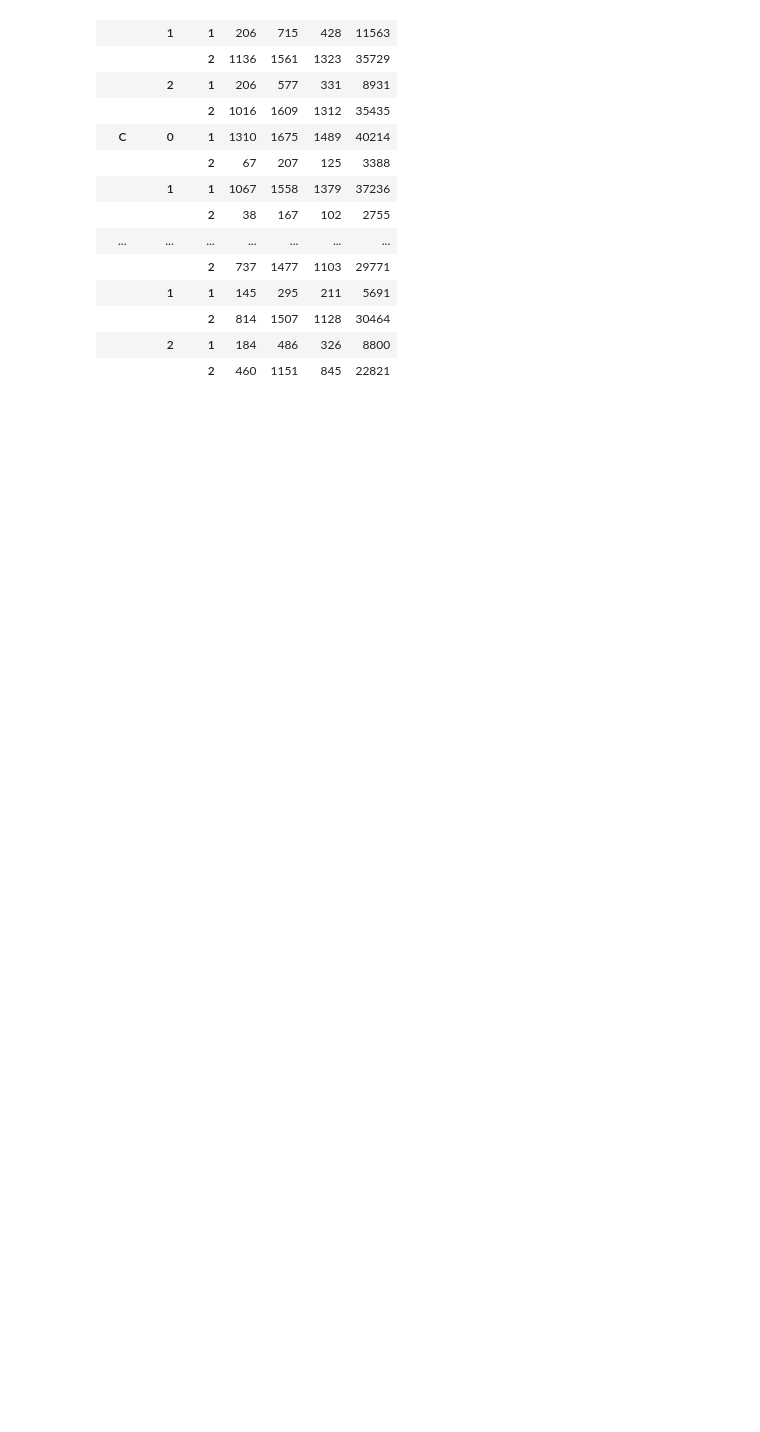
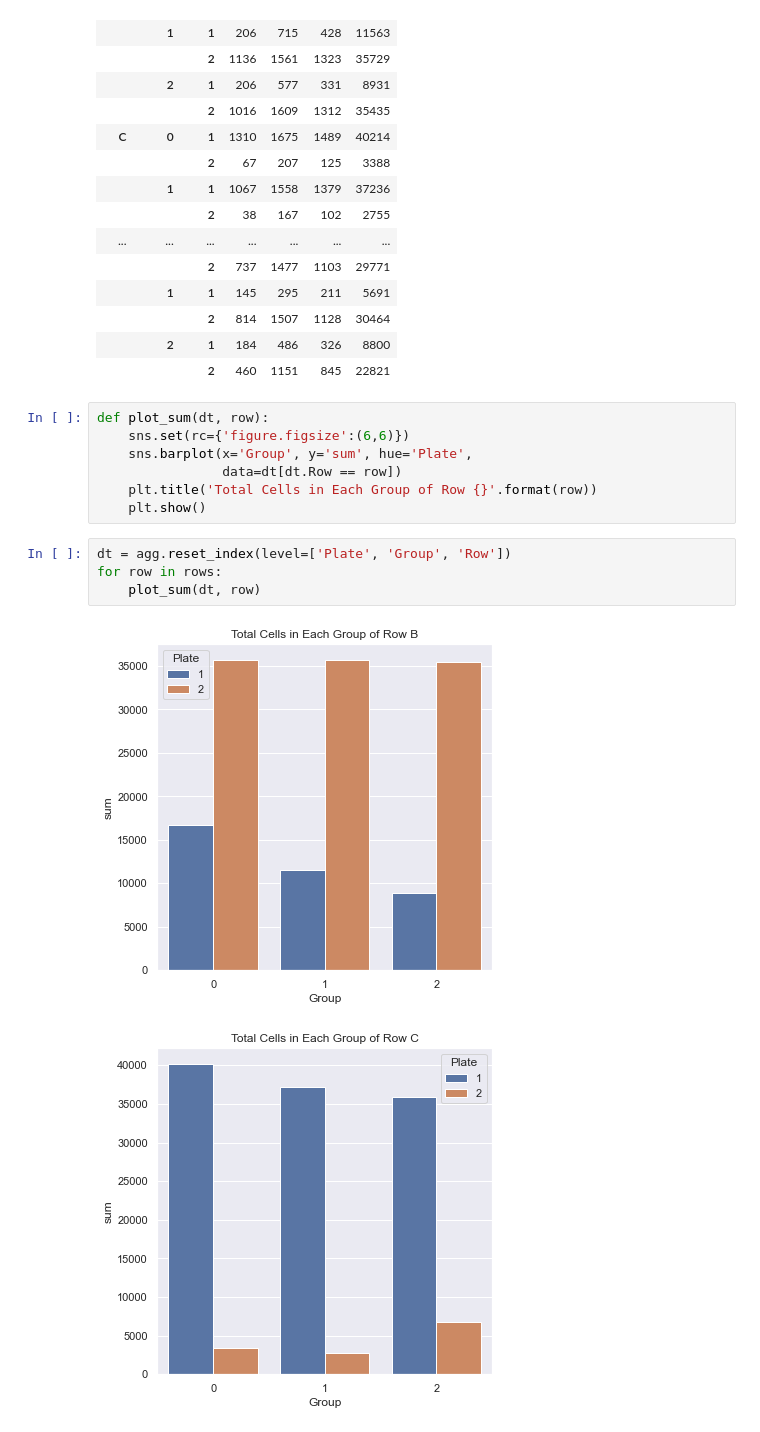
Before and after one commit to calldrj/cycIF, a Jupyter notebook: Cells_Count.ipynb, the cells around one changed output. Cells and saved outputs as stored; diff of their text form; blank space fills up the shorter version.

```diff
--- a/Cells_Count.ipynb
+++ b/Cells_Count.ipynb
@@ -165,3 +175,17 @@ agg
 |  |  | 2 | 814 | 1507 | 1128 | 30464 |
 |  | 2 | 1 | 184 | 486 | 326 | 8800 |
 |  |  | 2 | 460 | 1151 | 845 | 22821 |
+# %%
+def plot_sum(dt, row):
+    sns.set(rc={'figure.figsize':(6,6)})
+    sns.barplot(x='Group', y='sum', hue='Plate',
+                data=dt[dt.Row == row])
+    plt.title('Total Cells in Each Group of Row {}'.format(row))
+    plt.show()
+# %%
+dt = agg.reset_index(level=['Plate', 'Group', 'Row'])
+for row in rows:
+    plot_sum(dt, row)
+# %% [output]
+[figure, added]
+[figure, added]
```
Also changed, not shown: parts of 6 cells of this notebook.
